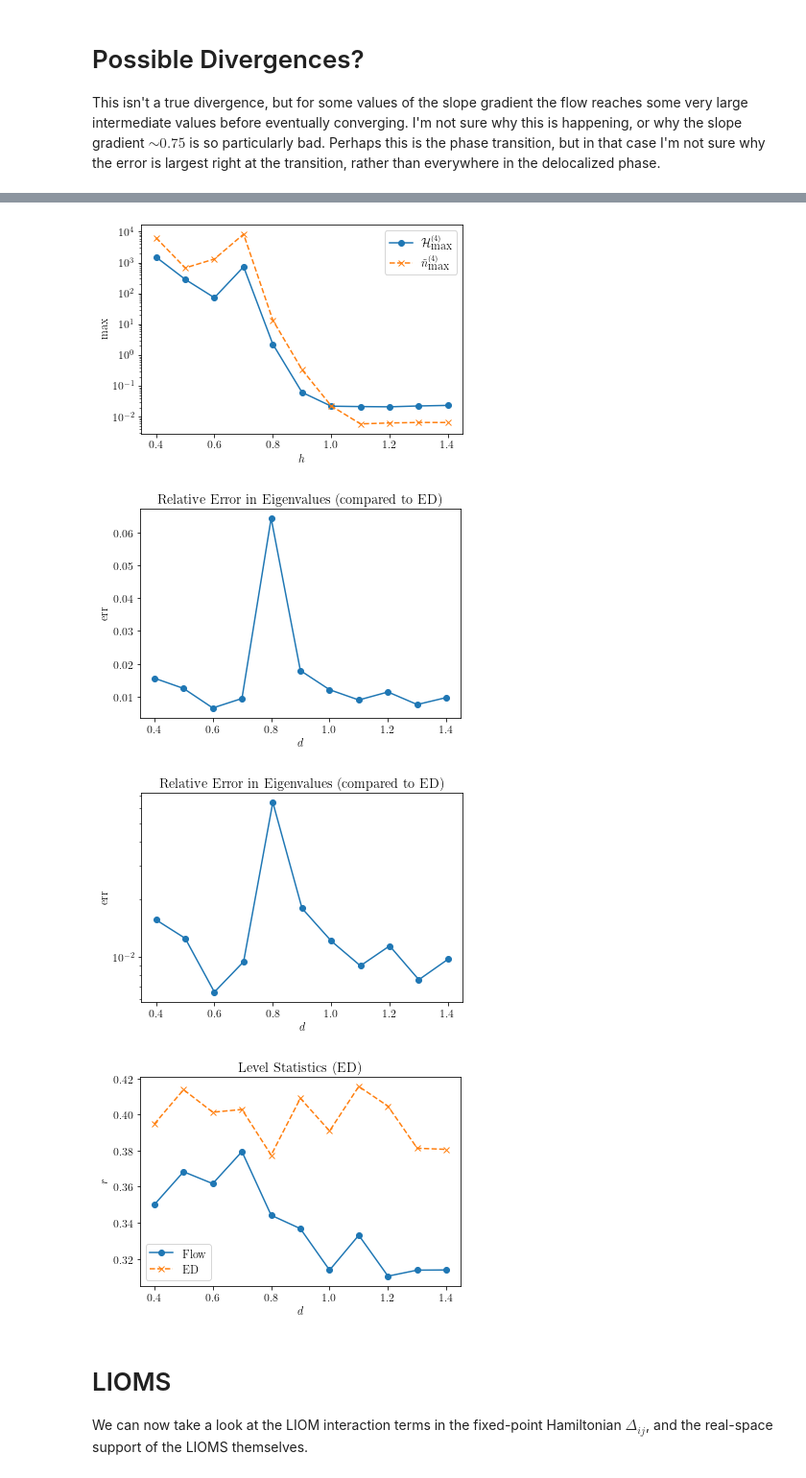
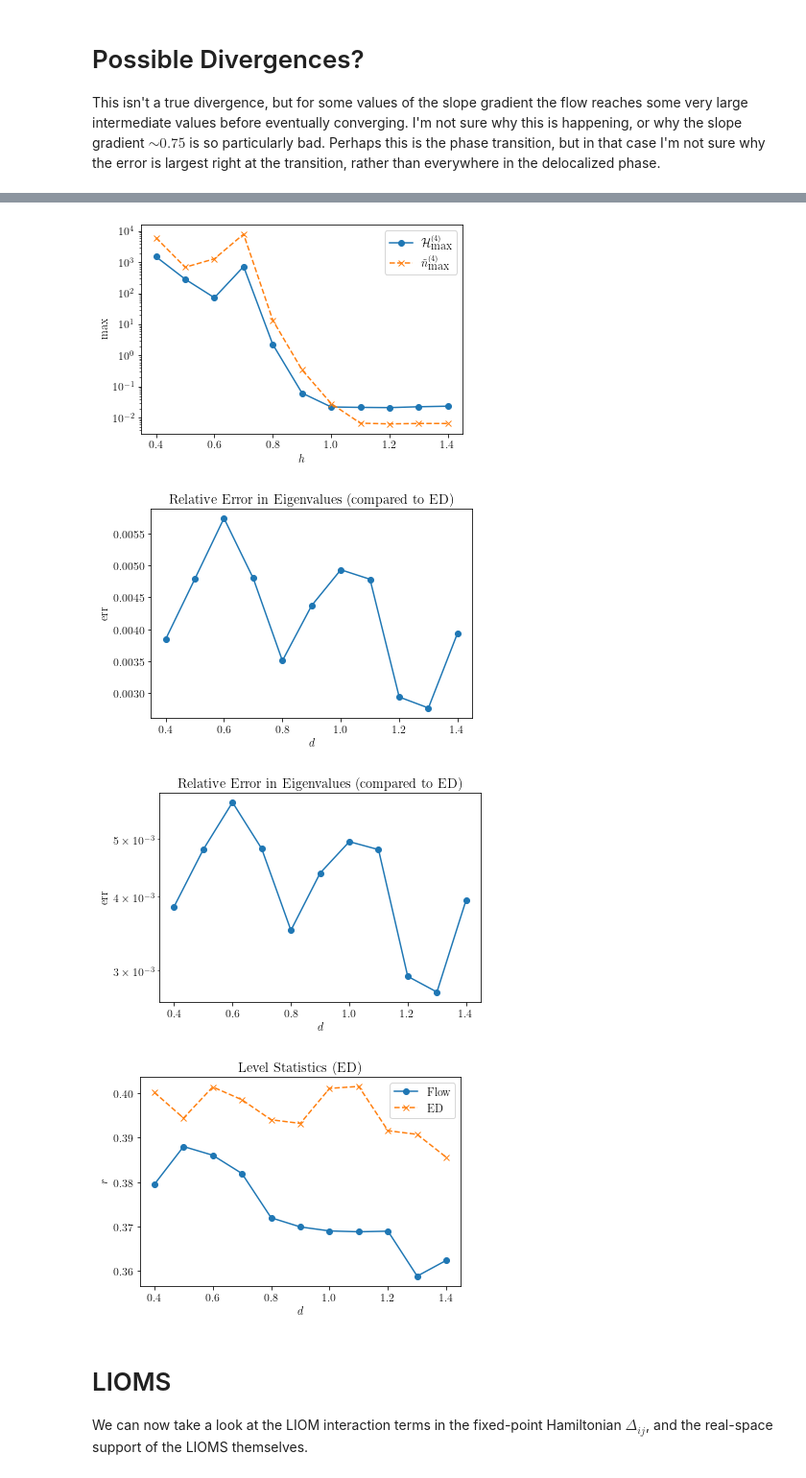
Before and after one commit to sjt48/PyFlow, a Jupyter notebook: flow_plots.ipynb, the cells around one changed output, grey strips where cells are left out. Shown at 96% size. Saved outputs shown, nothing was run; the diff lists cells and outputs as text; code cells hidden in the pictures.

Commit message:
Updated plots.

```diff
--- a/flow_plots.ipynb
+++ b/flow_plots.ipynb
@@ -338,7 +339,7 @@ This isn't a true divergence, but for some values of the slope gradient the flow
 dis = [0.4+0.1*i for i in range(11)]
 n = 12
 # Get directory name
-nvar = init.namevar(dis_type,dyn,norm,n,LIOM)
+nvar = init.namevar(dis_type,dyn,norm,n,LIOM,species)
 
 hlist = np.zeros(len(dis))
 nlist = np.zeros(len(dis))
@@ -383,36 +384,36 @@ plt.xlabel(r'$h$')
 plt.ylabel(r'$\textrm{max}$')
 plt.show()
 plt.close()
 
 plt.plot(dis,errlist,'-o')
 plt.title(r'Relative Error in Eigenvalues (compared to ED)')
 plt.xlabel(r'$d$')
 plt.ylabel(r'$\textrm{err}$')
 plt.show()
 plt.close()
 
 plt.plot(dis,errlist,'-o')
 plt.yscale('log')
 plt.title(r'Relative Error in Eigenvalues (compared to ED)')
 plt.xlabel(r'$d$')
 plt.ylabel(r'$\textrm{err}$')
 plt.show()
 plt.close()
 
 plt.plot(dis,rlist[::,0],'-o',label='Flow')
 plt.plot(dis,rlist[::,1],'--x',label='ED')
 plt.legend()
 plt.title(r'Level Statistics (ED)')
 plt.xlabel(r'$d$')
 plt.ylabel(r'$r$')
 plt.show()
 plt.close()
 # %% [output]
 [figure]
 [figure]
-[figure, old version]
+[figure, new version]
-[figure, old version]
+[figure, new version]
-[figure, old version]
+[figure, new version]
 # %% [markdown]
 # LIOMS
 
```
Also changed, not shown: parts of 8 cells of this notebook, 1 other file.
